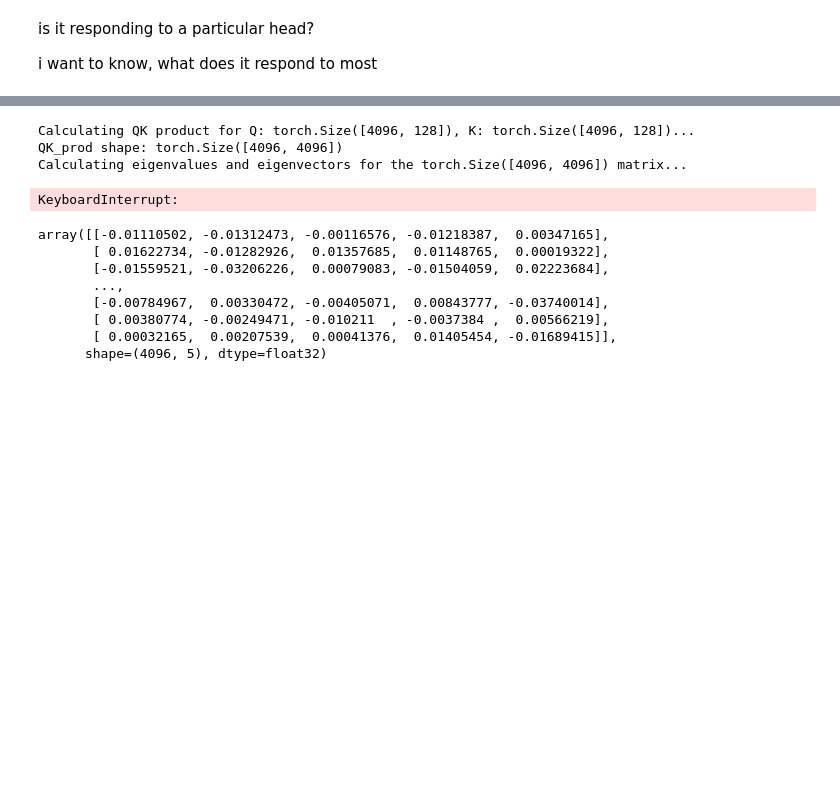
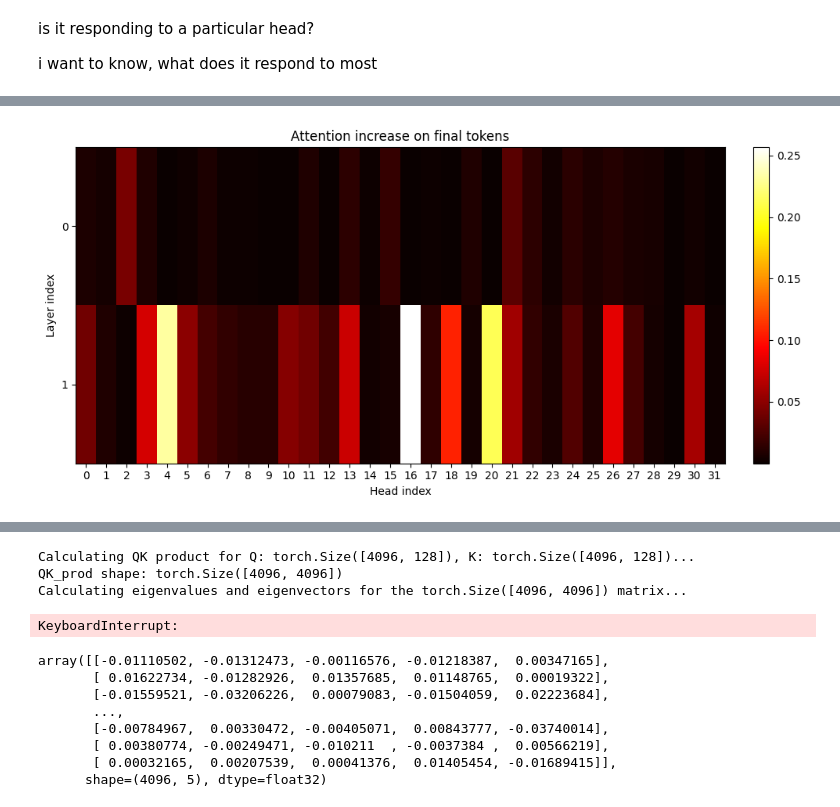
Before and after one commit to durrcommasteven/mech_interp_research, a Jupyter notebook: circuit_investigation.ipynb, the cells around one changed output, grey strips where cells are left out. Cells and saved outputs as stored; diff of their text form; code cells hidden in the pictures; blank space fills up the shorter version.

```diff
--- a/circuit_investigation.ipynb
+++ b/circuit_investigation.ipynb
@@ -138,0 +365,13 @@ QK_prod = torch.einsum('i j, k j -> i k', Q, K)
+# %%
+layer_idxs = [0, 1]
+attention_mask = torch.zeros(11)
+attention_mask[-2] = 1
+layer_head_attn_increase = sweep_for_attention_increase(
+    model,
+    think_prefix,
+    answer_prefix,
+    layer_idxs,
+    attention_mask,
+)
+# %% [output]
+[figure, added]
```
Also changed, not shown: parts of 41 cells of this notebook.
